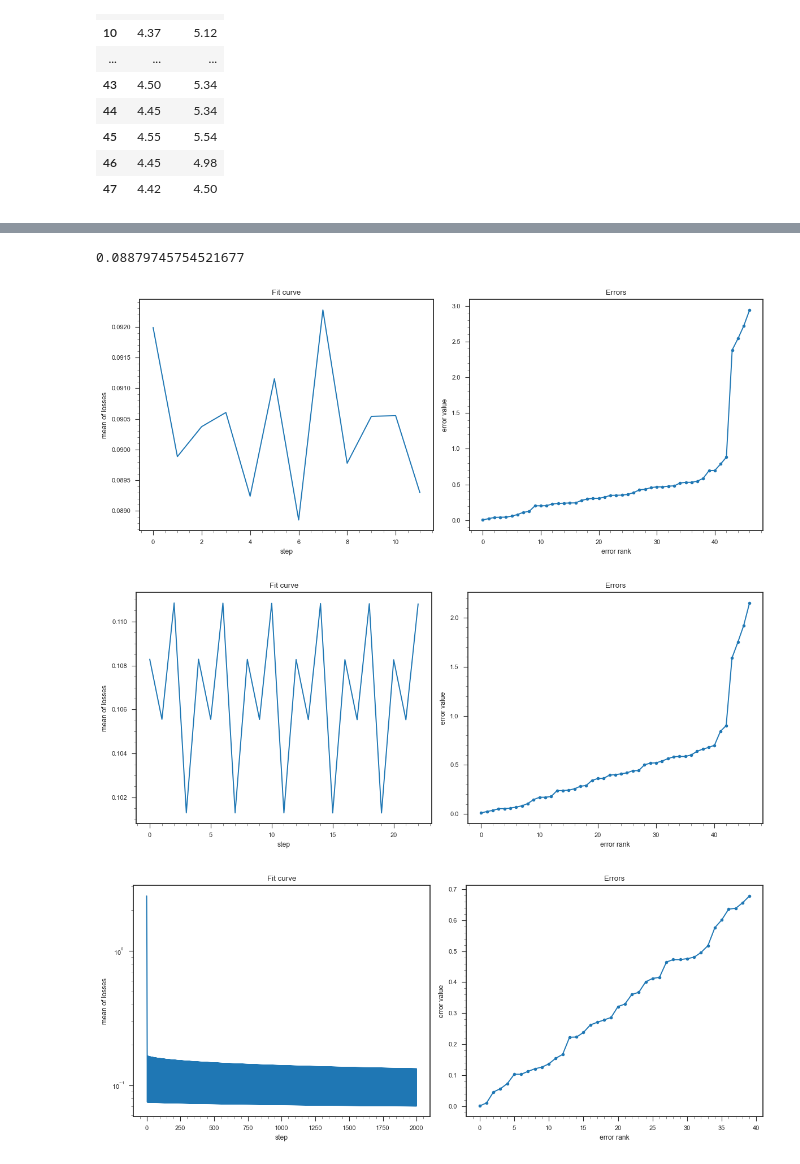
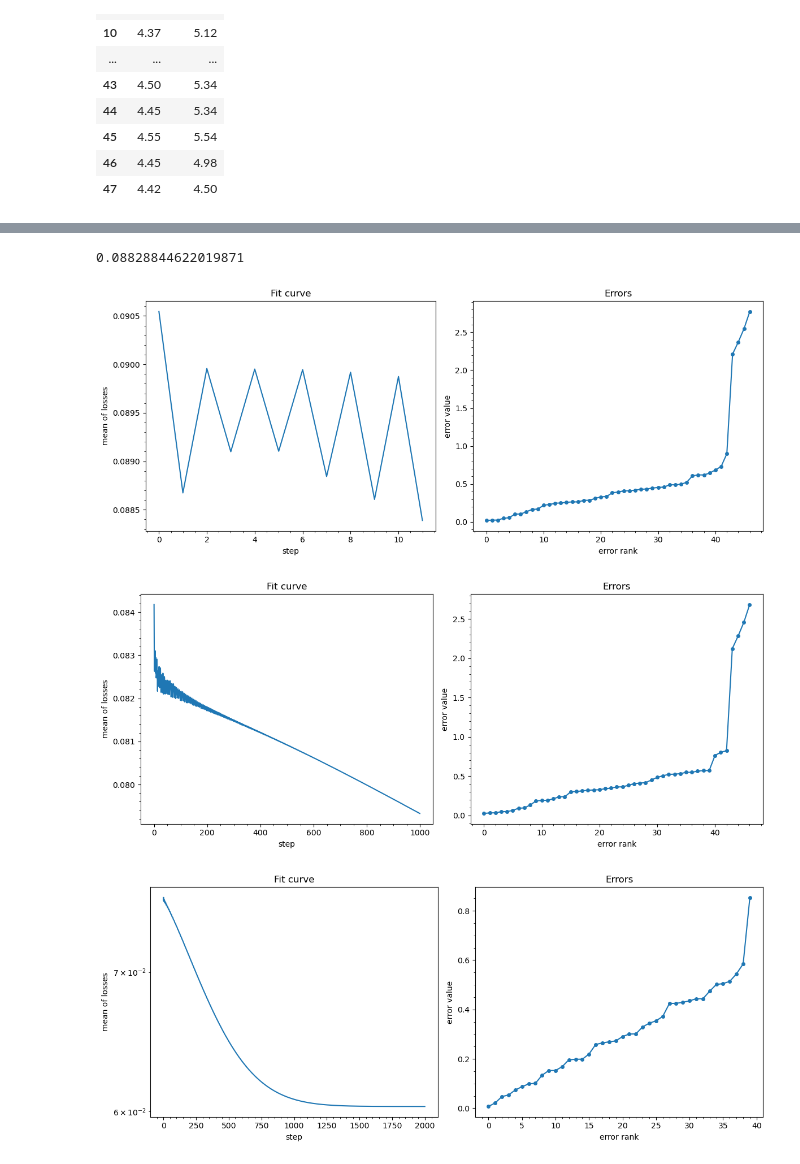
Before and after one commit to intellimath/mlgrad, a Jupyter notebook: examples/robust_linear_regression.ipynb, the cells around one changed output, grey strips where cells are left out. Saved outputs shown, nothing was run; the diff lists cells and outputs as text; code cells hidden in the pictures.

```diff
--- a/examples/robust_linear_regression.ipynb
+++ b/examples/robust_linear_regression.ipynb
@@ -1,9 +1,5 @@
 # %%
 import matplotlib.pyplot as plt
-
-plt.style.use(['seaborn-paper', 'seaborn-white', 'seaborn-ticks'])
-plt.matplotlib.rcParams['figure.dpi'] = 100
-plt.matplotlib.rcParams['savefig.dpi'] = 100
 
 import numpy as np
 import pandas as pd
@@ -97,11 +94,11 @@ regr.plot_losses_and_errors(regr_m, log_Te[:,None], log_light, logscale=False)
 # %%
-avrfunc_wm = regr.averaging_function("WM", func.quantile_func(0.86, func.Sqrt(0.001)))
+avrfunc_wm = regr.averaging_function("WM", func.quantile_func(0.85, func.Sqrt(0.001)))
 regr_wm = regr.m_regression_irls(log_Te[:,None], log_light, mod_wm,
-                                 agg_func=avrfunc_wm, h=0.05, n_iter=1000)
+                                 agg_func=avrfunc_wm, h=0.01, n_iter=1000)
 regr.plot_losses_and_errors(regr_wm, log_Te[:,None], log_light, logscale=False)
 # %% [output]
-0.08879745754521677
+0.08828844622019871
-[figure, old version]
+[figure, new version]
 # %%
 # avrfunc_wmr = regr.averaging_function("WM", func.quantile_func(0.84, func.Sqrt(0.001)))
 # regr_wmr = regr.mr_regression_irls(log_Te[:,None], log_light, mod_wmr,
@@ -110,18 +107,18 @@ regr.plot_losses_and_errors(regr_wm, log_Te[:,None], log_light, logscale=False)
 
 # print(np.asarray(regr_wmr.risk.weights))
 # %%
-avrfunc_wmm = regr.averaging_function("WM", func.quantile_func(0.86, func.Sqrt(0.001)))
+avrfunc_wmm = regr.averaging_function("WM", func.quantile_func(0.85, func.Sqrt(0.001)))
 regr_wmm = regr.m_regression(log_Te[:,None], log_light, mod_wmm,
-                                 agg_func=avrfunc_wmm, h=0.05, n_iter=1000)
+                                 agg_func=avrfunc_wmm, h=0.01, n_iter=1000)
 regr.plot_losses_and_errors(regr_wmm, log_Te[:,None], log_light, logscale=False)
 # %% [output]
-[figure, old version]
+[figure, new version]
 # %%
 X_wo, Y_wo = regr.exclude_outliers(mod_wm, log_Te, log_light, 7)
-regr_ls2 = regr.regression(X_wo[:,None], Y_wo, mod_ls2, h=0.1, n_iter=2000)
+regr_ls2 = regr.regression(X_wo[:,None], Y_wo, mod_ls2, h=0.01, n_iter=2000)
 regr.plot_losses_and_errors(regr_ls2, X_wo[:,None], Y_wo)
 # %% [output]
-[figure, old version]
+[figure, new version]
 # %%
 plt.figure(figsize=(12,6))
 plt.subplot(1,2,1)
```
Also changed, not shown: parts of 6 cells of this notebook, 39 other files.
